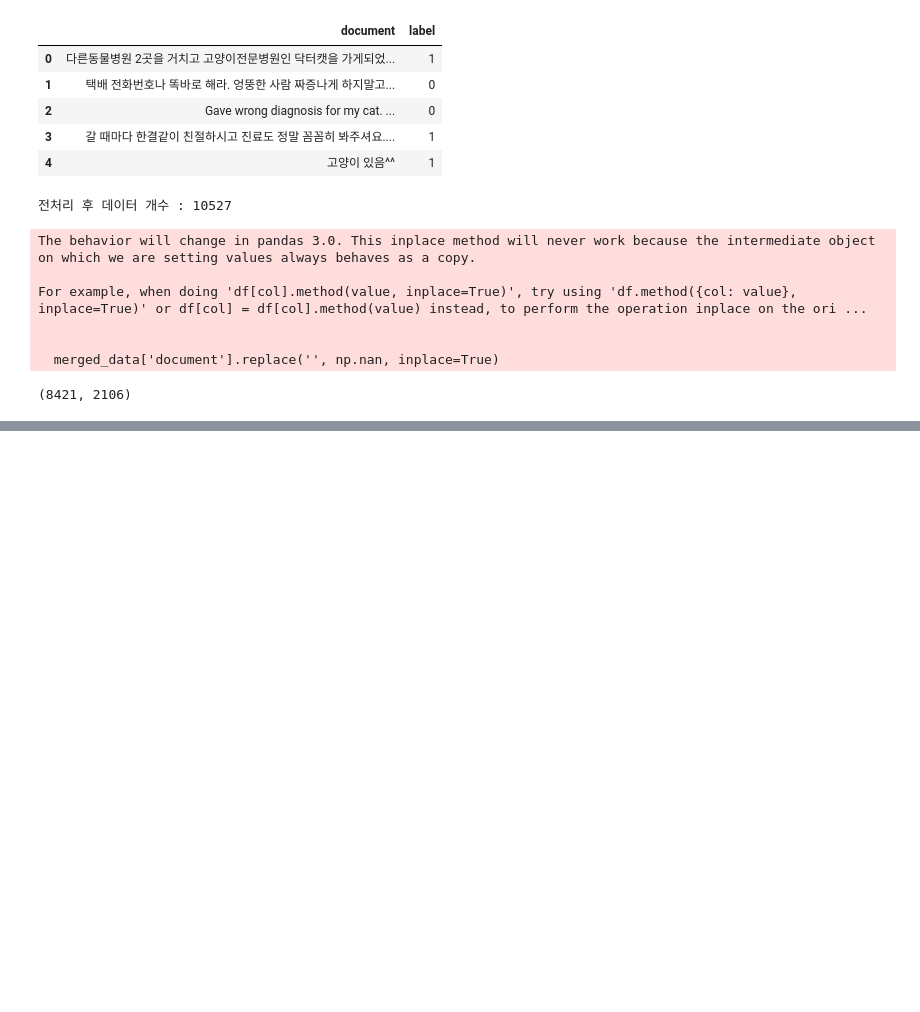
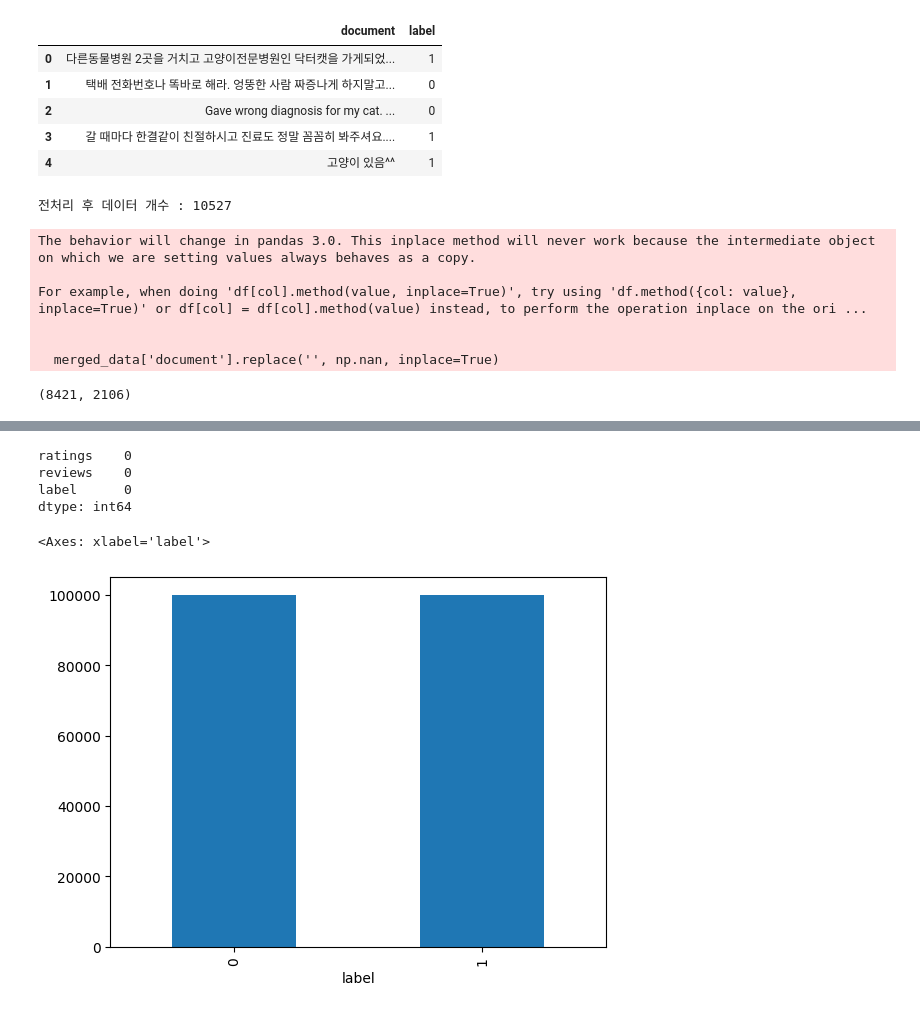
Before and after one commit to addinedu-ros-8th/eda-repo-5, a Jupyter notebook: src/dataProcessing.ipynb, the cells around one changed output, grey strips where cells are left out. Saved outputs shown, nothing was run; the diff lists cells and outputs as text; code cells hidden in the pictures; blank space fills up the shorter version.

Commit message:
update dataProcessing file

```diff
--- a/src/dataProcessing.ipynb
+++ b/src/dataProcessing.ipynb
@@ -187,0 +189,3 @@ test_data.to_csv("./data/test_reviews.csv")
+# %%
+total_data = pd.read_table('https://raw.githubusercontent.com/bab2min/corpus/master/sentiment/naver_shopping.txt', names=['ratings', 'reviews'])
+print('전체 리뷰 개수 :',len(total_data))
@@ -187,0 +194,3 @@ test_data.to_csv("./data/test_reviews.csv")
+# %%
+total_data['label'] = np.select([total_data.ratings > 3], [1], default=0)
+total_data.head()
@@ -187,0 +204,12 @@ test_data.to_csv("./data/test_reviews.csv")
+# %%
+total_data.isnull().sum()
+# %% [output]
+ratings    0
+reviews    0
+label      0
+dtype: int64
+# %%
+total_data["label"].value_counts().plot(kind="bar")
+# %% [output]
+<Axes: xlabel='label'>
+[figure, added]
```
Also changed, not shown: parts of 8 cells of this notebook.
